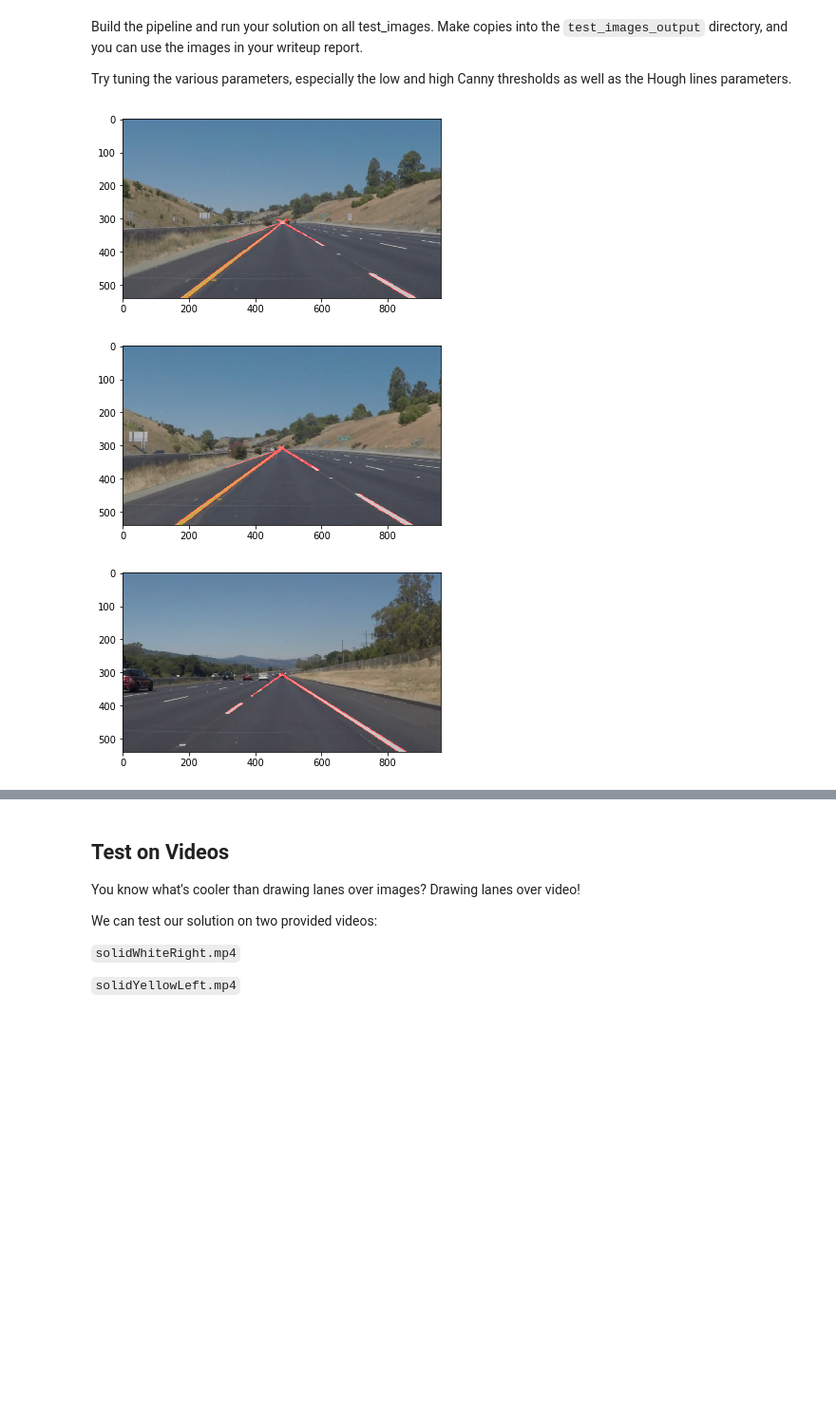
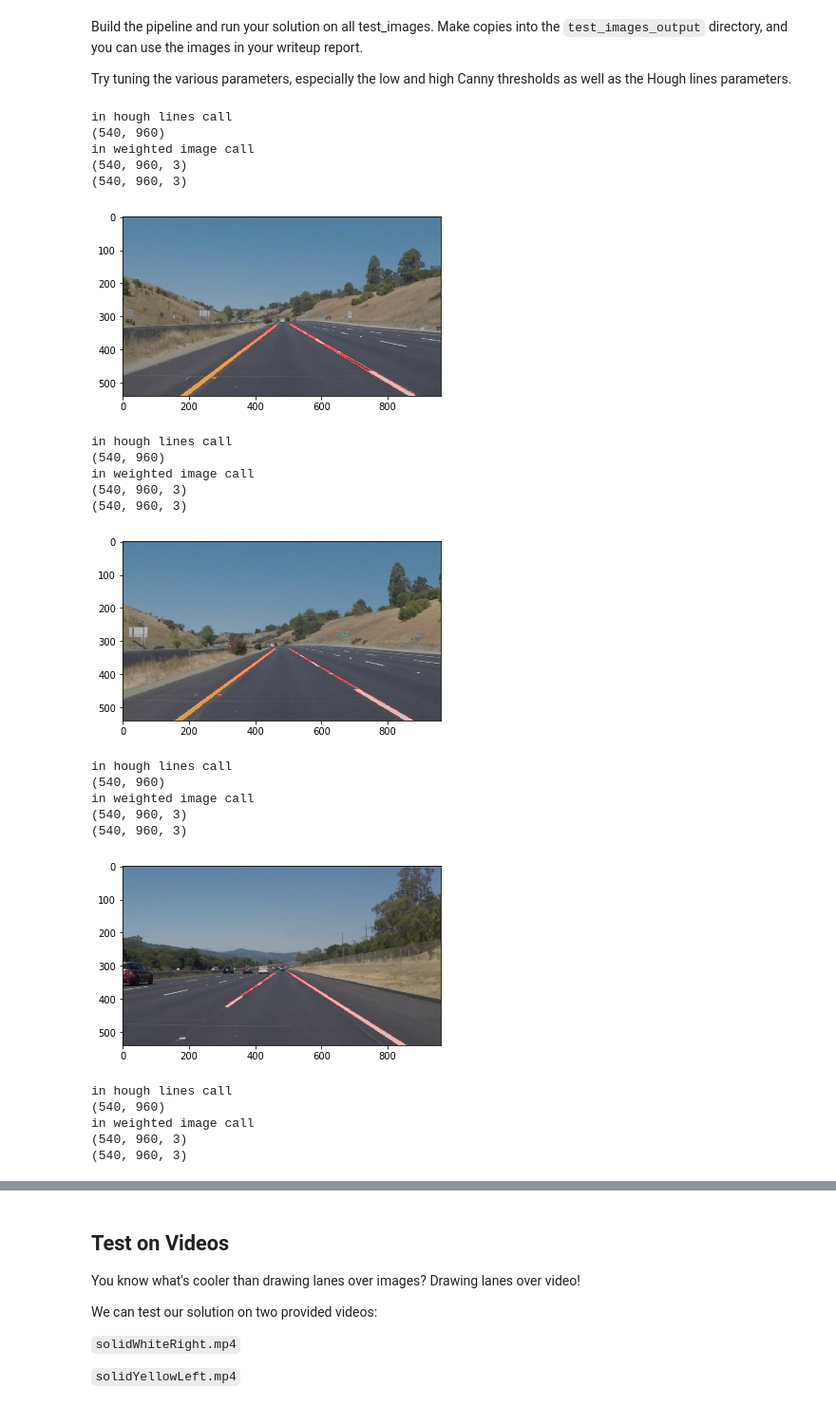
Before and after one commit to akashi75/U_SD_P1, a Jupyter notebook: P1.ipynb, the cells around one changed output, grey strips where cells are left out. Shown at 95% size. Saved outputs shown, nothing was run; the diff lists cells and outputs as text; code cells hidden in the pictures; blank space fills up the shorter version.

```diff
--- a/P1.ipynb
+++ b/P1.ipynb
@@ -216,38 +222,57 @@ for index, img in enumerate(os.listdir("test_images/")):
 
     yelmask = cv2.inRange(hsv, lower_yel, upper_yel)
     whtmask = cv2.inRange(gray, 100, 255)
     #whtmask = cv2.inRange(gray, 200, 255)
     fullmask = cv2.bitwise_or(whtmask, yelmask)
     # subgray = (gray / 2).astype('uint8')
     fullmask2 = cv2.bitwise_and(gray, fullmask)
 
     # edge detection with canny
     #kernel_size=7
     #mask_edges= cv2.GaussianBlur(fullmask2,(kernel_size, kernel_size),0)
     low_threshold=20
     high_threshold=100
     edges = cv2.Canny(gb, low_threshold, high_threshold)
     #plt.imshow(edges)
     # ROI mask
     x = edges.shape[1]
     y = edges.shape[0]
-    vertices = np.array([[(x*0.,y),(x*.45, y*.56), (x*.55, y*.56), (x,y)]], dtype=np.int32)
+    vertices = np.array([[(x*0.,y),(x*.45, y*.60), (x*.55, y*.60), (x,y)]], dtype=np.int32)
     mask_edges = region_of_interest(edges, vertices)
 
     #plt.imshow(mask_edges)
-
     hough_rho = 2
     hough_theta = np.pi/180
     hough_threshold = 100
     hough_min_line_length = 40
-    hough_max_line_gap = 20
+    hough_max_line_gap = 120
     hough_img = hough_lines(mask_edges,hough_rho,hough_theta,hough_threshold,hough_min_line_length,hough_max_line_gap)
+    #plt.imshow(img)
+    result = weighted_img(hough_img,img)
 
-    result = weighted_img(hough_img,img)
     plt.imshow(result)
-    #plt.imshow(mask_edges, cmap='gray')
     plt.show()
 # %% [output]
+in hough lines call
+(540, 960)
+in weighted image call
+(540, 960, 3)
+(540, 960, 3)
-[figure, old version]
+[figure, new version]
+in hough lines call
+(540, 960)
+in weighted image call
+(540, 960, 3)
+(540, 960, 3)
-[figure, old version]
+[figure, new version]
+in hough lines call
+(540, 960)
+in weighted image call
+(540, 960, 3)
+(540, 960, 3)
-[figure, old version]
+[figure, new version]
+in hough lines call
+(540, 960)
+in weighted image call
+(540, 960, 3)
+(540, 960, 3)
```
Also changed, not shown: parts of 9 cells of this notebook.
